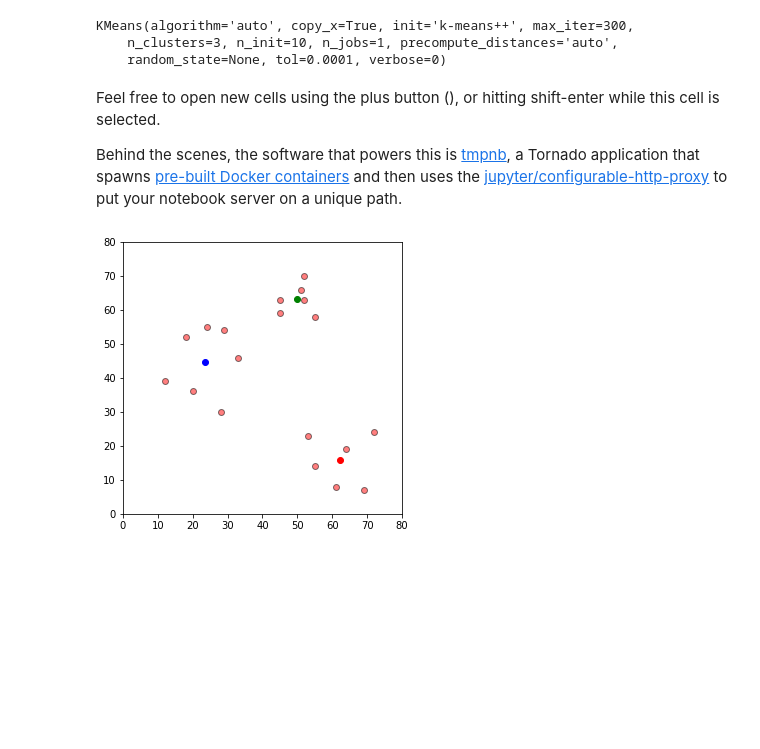
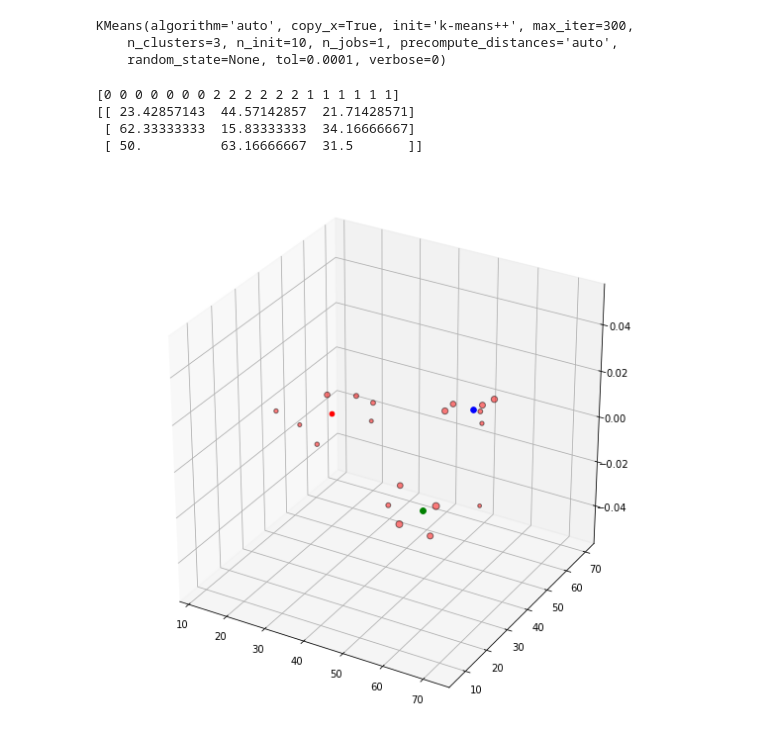
Before and after one commit to ziad-halabi9/tools-env, a Jupyter notebook: k_means_clustering.ipynb, the cells around one changed output. Cells and saved outputs as stored; diff of their text form; code cells hidden in the pictures; blank space fills up the shorter version.

```diff
--- a/k_means_clustering.ipynb
+++ b/k_means_clustering.ipynb
@@ -2,13 +2,18 @@
 import pandas as pd
 import numpy as np
 import matplotlib.pyplot as plt
+import matplotlib.colors
+from mpl_toolkits.mplot3d import Axes3D
+from matplotlib.colors import LinearSegmentedColormap
 from sklearn.cluster import KMeans
+
 %matplotlib inline
 
 
 df = pd.DataFrame({
     'x': [12, 20, 28, 18, 29, 33, 24, 45, 45, 52, 51, 52, 55, 53, 55, 61, 64, 69, 72],
-    'y': [39, 36, 30, 52, 54, 46, 55, 59, 63, 70, 66, 63, 58, 23, 14, 8, 19, 7, 24]
+    'y': [39, 36, 30, 52, 54, 46, 55, 59, 63, 70, 66, 63, 58, 23, 14, 8, 19, 7, 24],
+    'z': [19, 16, 20, 32, 24, 16, 25, 39, 33, 40, 36, 23, 18, 33, 24, 48, 49, 37, 14]
 })
 
 
@@ -21,24 +26,30 @@ KMeans(algorithm='auto', copy_x=True, init='k-means++', max_iter=300,
 # %%
 labels = kmeans.predict(df)
 centroids = kmeans.cluster_centers_
+print (labels)
+print (centroids)
+# %% [output]
+[0 0 0 0 0 0 0 2 2 2 2 2 2 1 1 1 1 1 1]
+[[ 23.42857143  44.57142857  21.71428571]
+ [ 62.33333333  15.83333333  34.16666667]
+ [ 50.          63.16666667  31.5       ]]
-# %% [markdown]
-Feel free to open new cells using the plus button (<button class='fa fa-plus icon-plus btn btn-xs btn-default'></button>), or hitting shift-enter while this cell is selected.
-
-Behind the scenes, the software that powers this is [tmpnb](https://github.com/jupyter/tmpnb), a  Tornado application that spawns [pre-built Docker containers](https://github.com/ipython/docker-notebook) and then uses the [jupyter/configurable-http-proxy](https://github.com/jupyter/configurable-http-proxy) to put your notebook server on a unique path.
 # %%
-
 colmap = {1: 'r', 2: 'g', 3: 'b'}
-fig = plt.figure(figsize=(5, 5))
+fig = plt.figure(figsize=(10, 10))
+ax = fig.add_subplot(111, projection='3d')
 
 
 #colors is still not working, needs to be fixed. For now printing them all red
 colors = map(lambda x: colmap[x+1], labels)
 
-plt.scatter(df['x'], df['y'], color=colmap[1], alpha=0.5, edgecolor='k')
+
+plt.scatter(df['x'], df['y'], df['z'], colmap[1], alpha=0.5, edgecolor='k')
+
+
 for idx, centroid in enumerate(centroids):
     plt.scatter(*centroid, color=colmap[idx+1])
-plt.xlim(0, 80)
-plt.ylim(0, 80)
+
+
 plt.show()
 # %% [output]
-[figure, old version]
+[figure, new version]
```
